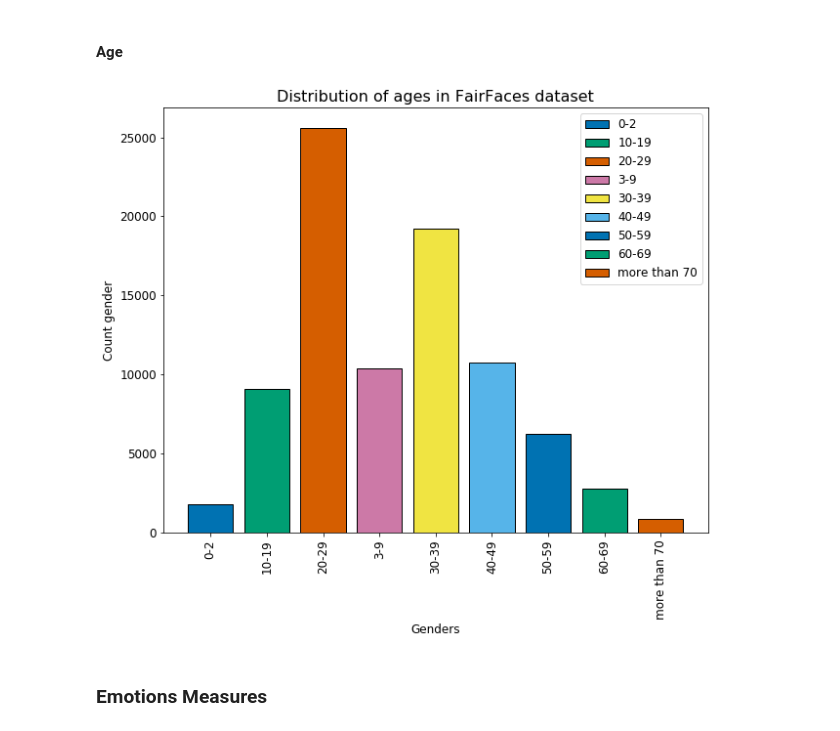
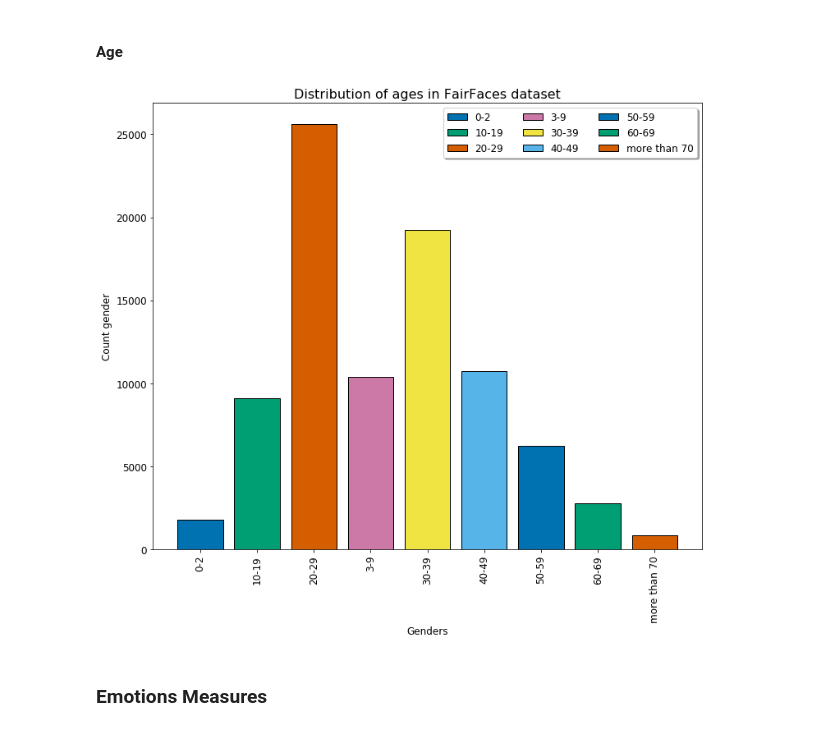
Before and after one commit to EwertonDCSilv/emotion_faces, a Jupyter notebook: tp.ipynb, the cells around one changed output. Drawn from its saved outputs; the diff is of its cells as text; code cells hidden in the pictures.

```diff
--- a/tp.ipynb
+++ b/tp.ipynb
@@ -242,29 +244,29 @@ plt.show()
 # %%
 # Count gender in FairFaces Dataset
 faces_age = df[['age',"file"]]
 faces_age.columns = ['age',"count"]
 faces_age = faces_age.groupby("age",as_index=False).count()
 age_list = faces_age['age'].unique()
 
 # Values
 ages_list = faces_age.iloc[:,0].values
 values = faces_age.iloc[:,1].values
 
 # Ploting line by line
 for unq_value in age_list:
     mask = faces_age['age'] == unq_value
     df_subset = faces_age[mask]
     plt.bar(df_subset['age'], df_subset['count'], edgecolor='k')
 
 # Config plot
 plt.xticks(rotation=90)
 plt.xlabel("Genders")
 plt.ylabel("Count gender")
 plt.title("Distribution of ages in FairFaces dataset")
-plt.legend(age_list)
+plt.legend(age_list, loc='upper right',  ncol=3, fancybox=True, shadow=True)
 plt.show()
 # %% [output]
-[figure, old version]
+[figure, new version]
 # %% [markdown]
 ### Emotions Measures
 # %% [markdown]
```
Also changed, not shown: parts of 14 cells of this notebook.
